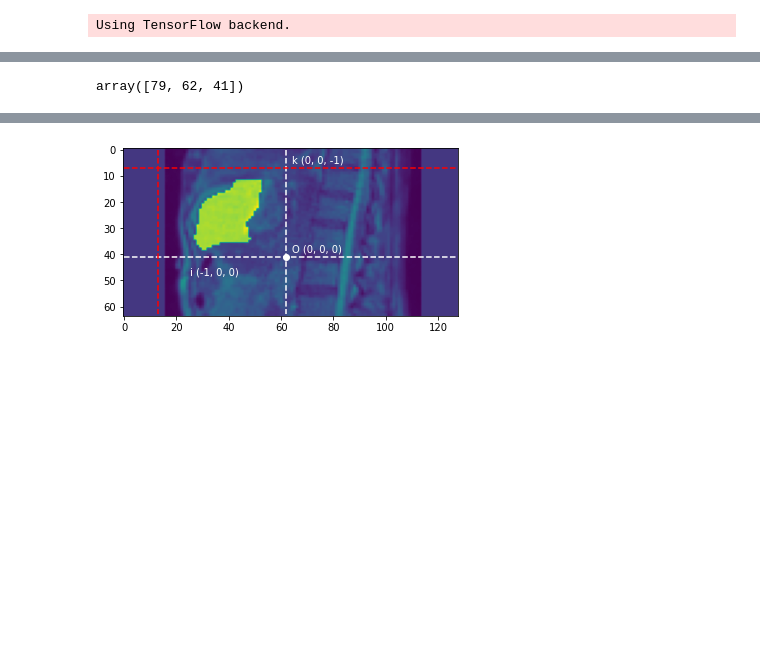
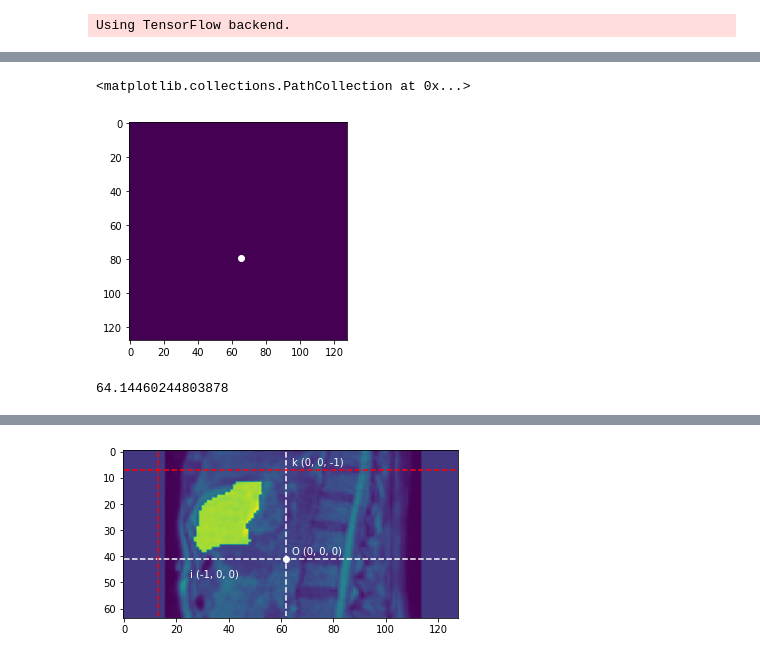
Before and after one commit to imadtoubal/3D-UNET, a Jupyter notebook: imcoord.ipynb, the cells around one changed output, grey strips where cells are left out. Drawn from its saved outputs; the diff is of its cells as text; code cells hidden in the pictures; blank space fills up the shorter version.

Commit message:
added new coords system

```diff
--- a/imcoord.ipynb
+++ b/imcoord.ipynb
@@ -15,27 +10,0 @@ X.shape
-# %%
-y = Y[0,:,:,:]
-
-def addcoord(x, y):
-    kidneyidx = 2
-    liveridx = 1
-    top = np.argwhere(y == liveridx).min(axis=0)[2]
-    left = np.argwhere(y != 0).min(axis=0)[1]
-    back = np.argwhere(y != 0).min(axis=0)[0]
-
-    center = np.argwhere(y == kidneyidx).mean(axis=0)
-    o = np.round(center).astype('int')
-
-    x = (np.arange(X.shape[1]) - center[0]) / (center[0] - back)
-    y = (np.arange(X.shape[2]) - center[1]) / (center[1] - left)
-    z = (np.arange(X.shape[3]) - center[2]) / (center[2] - top)
-
-    xx = np.ones((128, 128, 64)) * x.reshape(128, 1, 1)
-    yy = np.ones((128, 128, 64)) * y.reshape(1, 128, 1)
-    zz = np.ones((128, 128, 64)) * z.reshape(1, 1, 64)
-
-    coords = np.stack([X[:,:,:,0], xx, yy, zz], axis=3)
-    return coords
-# %%
-o
-# %% [output]
-array([79, 62, 41])
@@ -41,0 +18,29 @@ array([79, 62, 41])
+# %%
+from skimage import measure
+def get_center(y):
+    mask = y == 2
+    mask = measure.label(mask)
+
+    plt.imshow(mask[:,:,o[2]])
+
+    if mask.max() != 1:
+        c1 = np.argwhere(mask == 1).mean(axis=0)
+        c2 = np.argwhere(mask == 2).mean(axis=0)
+        c = (c1 + c2) / 2
+    else:
+        c = np.argwhere(mask == 1).mean(axis=0)
+        c[1] = 64.14460244803878
+
+    return c
+
+for i in range(100):
+    c = get_center(Y[i,:,:,:])
+
+plt.scatter(c[1], c[0], color='w')
+# %% [output]
+<matplotlib.collections.PathCollection at 0x...>
+[figure, added]
+# %%
+np.stack(centers).mean(axis=0)[1]
+# %% [output]
+64.14460244803878
```
Also changed, not shown: parts of 9 cells of this notebook, 1 other file.
